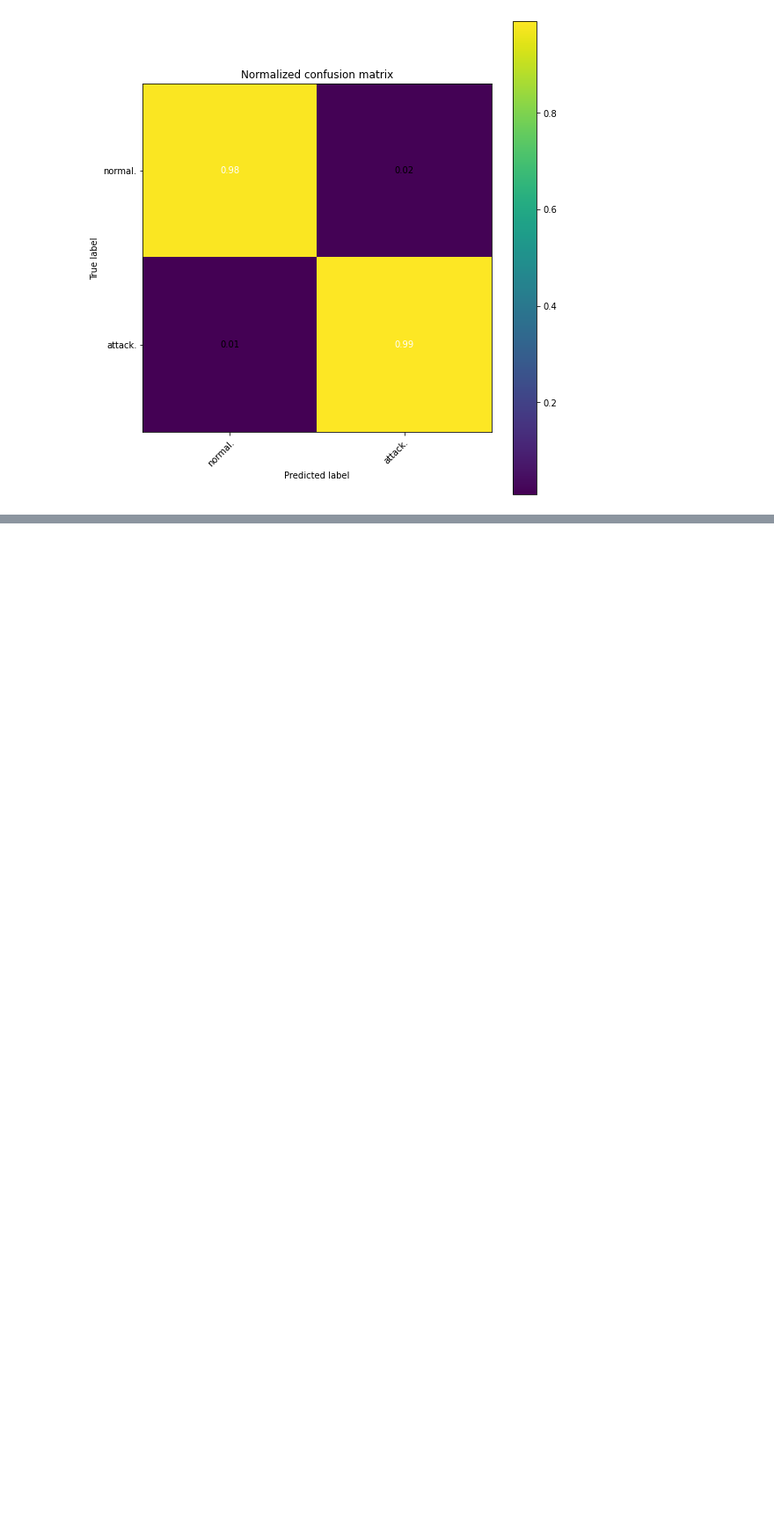
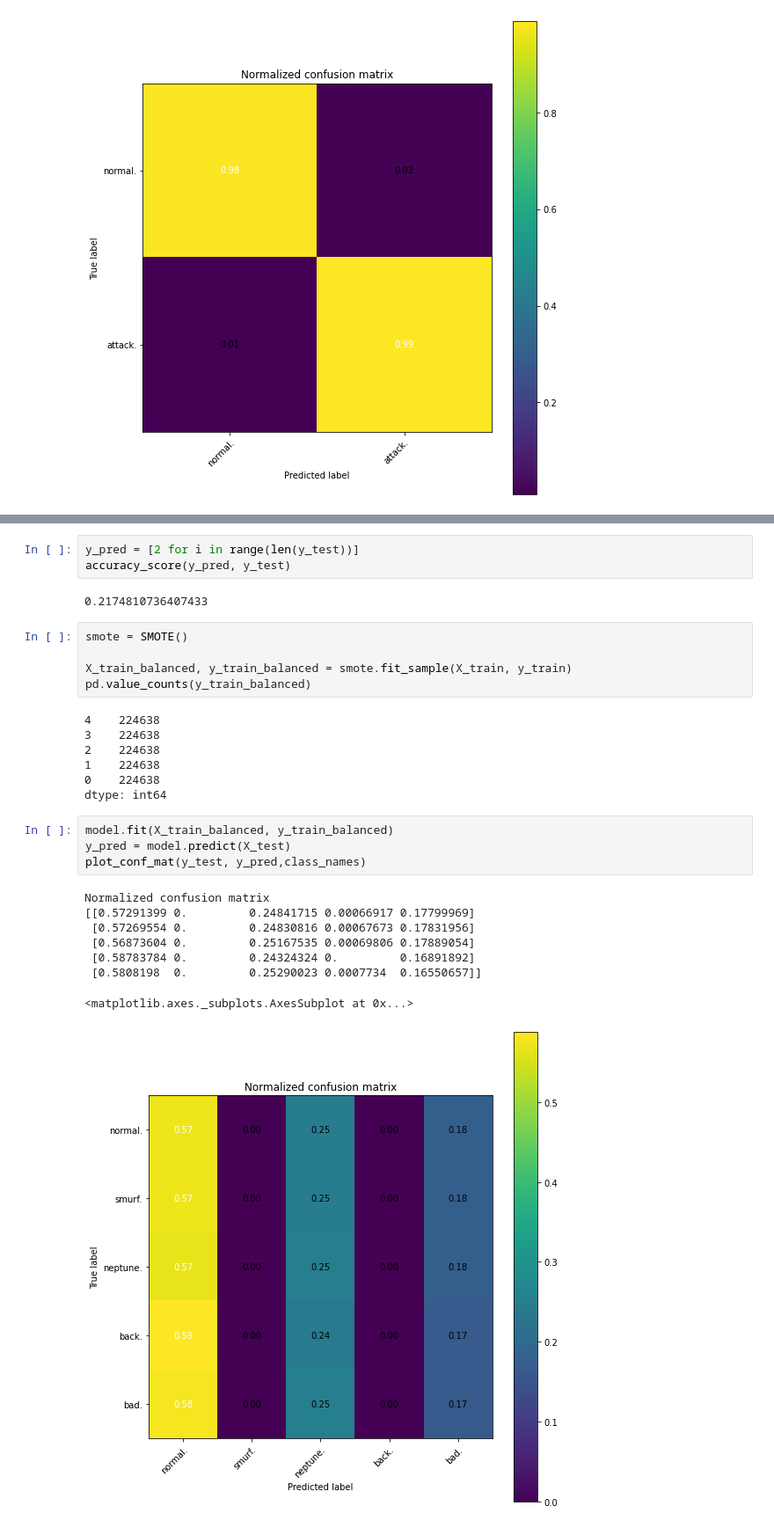
Before and after one commit to mohamed-chamrouk/projet_AIR, a Jupyter notebook: projet_AIR.ipynb, the cells around one changed output, grey strips where cells are left out. Shown: that part at 88% size. Cells and saved outputs as stored; diff of their text form; blank space fills up the shorter version.

```diff
--- a/projet_AIR.ipynb
+++ b/projet_AIR.ipynb
@@ -551,0 +642,30 @@ Normalized confusion matrix
+# %%
+y_pred = [2 for i in range(len(y_test))]
+accuracy_score(y_pred, y_test)
+# %% [output]
+0.2174810736407433
+# %%
+smote = SMOTE()
+
+X_train_balanced, y_train_balanced = smote.fit_sample(X_train, y_train)
+pd.value_counts(y_train_balanced)
+# %% [output]
+4    224638
+3    224638
+2    224638
+1    224638
+0    224638
+dtype: int64
+# %%
+model.fit(X_train_balanced, y_train_balanced)
+y_pred = model.predict(X_test)
+plot_conf_mat(y_test, y_pred,class_names)
+# %% [output]
+Normalized confusion matrix
+[[0.57291399 0.         0.24841715 0.00066917 0.17799969]
+ [0.57269554 0.         0.24830816 0.00067673 0.17831956]
+ [0.56873604 0.         0.25167535 0.00069806 0.17889054]
+ [0.58783784 0.         0.24324324 0.         0.16891892]
+ [0.5808198  0.         0.25290023 0.0007734  0.16550657]]
+<matplotlib.axes._subplots.AxesSubplot at 0x...>
+[figure, added]
```
Also changed, not shown: parts of 15 cells of this notebook.
